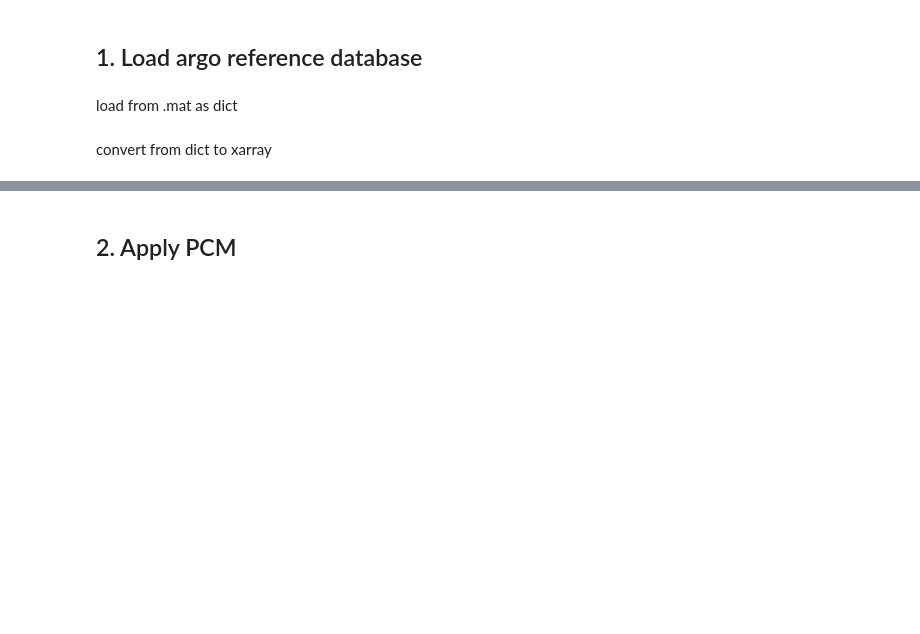
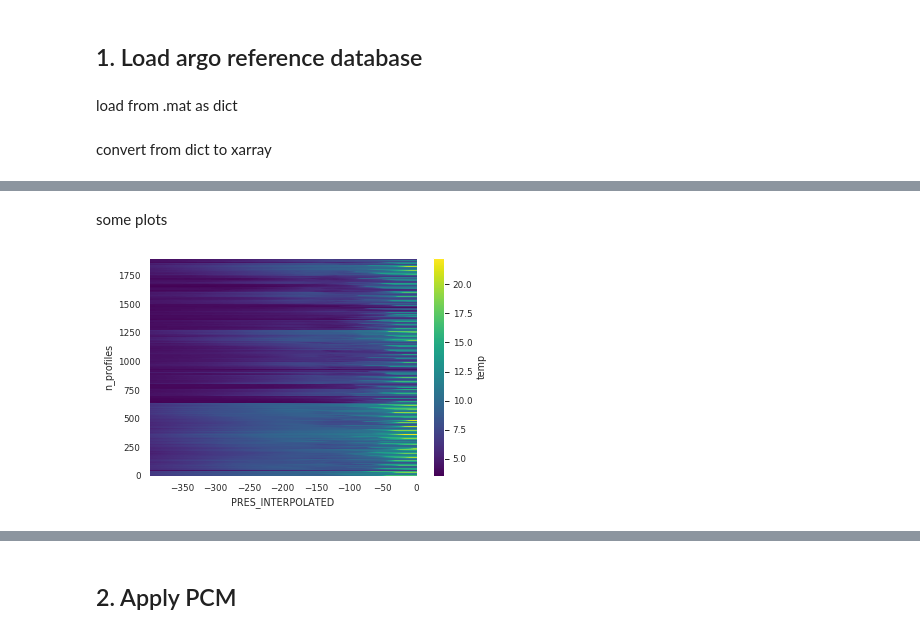
Before and after one commit to euroargodev/DMQC-PCM, a Jupyter notebook: PCM-design/Classif_ArgoReferenceDatabase.ipynb, the cells around one changed output, grey strips where cells are left out. Drawn from its saved outputs; the diff is of its cells as text; code cells hidden in the pictures; blank space fills up the shorter version.

```diff
--- a/PCM-design/Classif_ArgoReferenceDatabase.ipynb
+++ b/PCM-design/Classif_ArgoReferenceDatabase.ipynb
@@ -70,0 +186,4 @@ Attributes:
+# %%
+std_lev = np.arange(0,400)
+ds_out = interpolate_standard_levels(ds, std_lev)
+ds_out
@@ -70,0 +211,8 @@ Attributes:
+# %%
+#pres should be negative for the PCM
+ds_out['PRES_INTERPOLATED'] = -np.abs(ds_out['PRES_INTERPOLATED'].values)
+#axis attributtes for plotter class
+ds_out.PRES_INTERPOLATED.attrs['axis'] = 'Z'
+ds_out.lat.attrs['axis'] = 'Y'
+ds_out.long.attrs['axis'] = 'X'
+ds_out.long.attrs['axis'] = 'T'
@@ -71 +240,7 @@ Attributes:
+# %% [markdown]
+some plots
+# %%
+ds_out['temp'].plot();
+# %% [output]
+[figure, added]
 # %%
```
Also changed, not shown: parts of 22 cells of this notebook.
